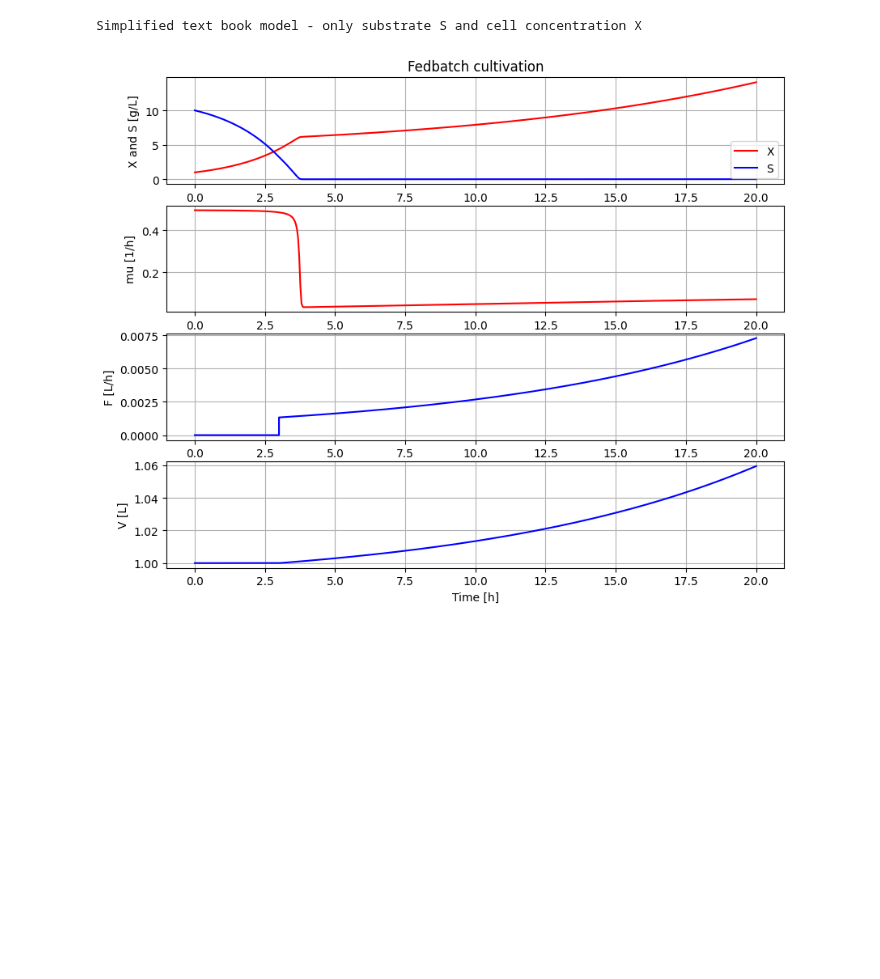
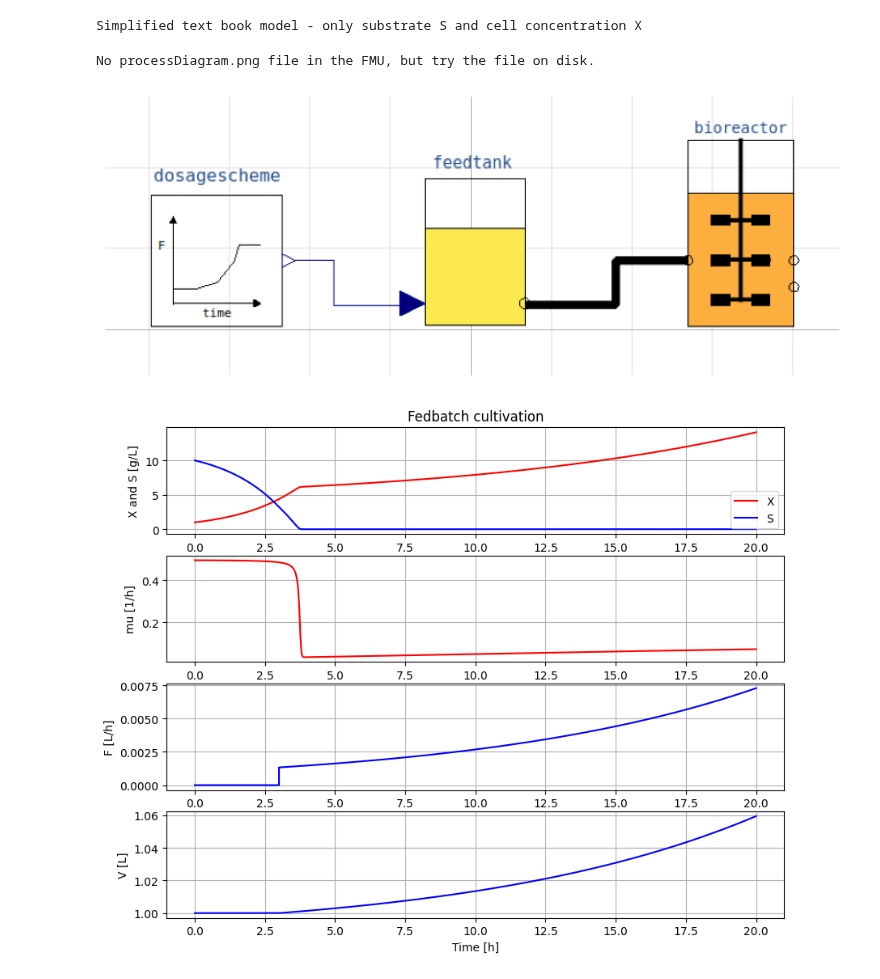
Before and after one commit to janpeter19/BPL_TEST2_Fedbatch, a Jupyter notebook: BPL_TEST2_Fedbatch_fmpy_colab.ipynb, the cells around one changed output. Cells and saved outputs as stored; diff of their text form; code cells hidden in the pictures; blank space fills up the shorter version.

```diff
--- a/BPL_TEST2_Fedbatch_fmpy_colab.ipynb
+++ b/BPL_TEST2_Fedbatch_fmpy_colab.ipynb
@@ -160,6 +162,11 @@ warnings.filterwarnings("ignore")
 describe('culture'); print(); #describe('liquidphase')                                  # Pump schedule parameter
 # %% [output]
 Simplified text book model - only substrate S and cell concentration X
+# %%
+process_diagram()
+# %% [output]
+No processDiagram.png file in the FMU, but try the file on disk.
+[figure, added]
 # %%
 # Simulation with default values of the process
 newplot(plotType='TimeSeries')
```
Also changed, not shown: parts of 8 cells of this notebook.
